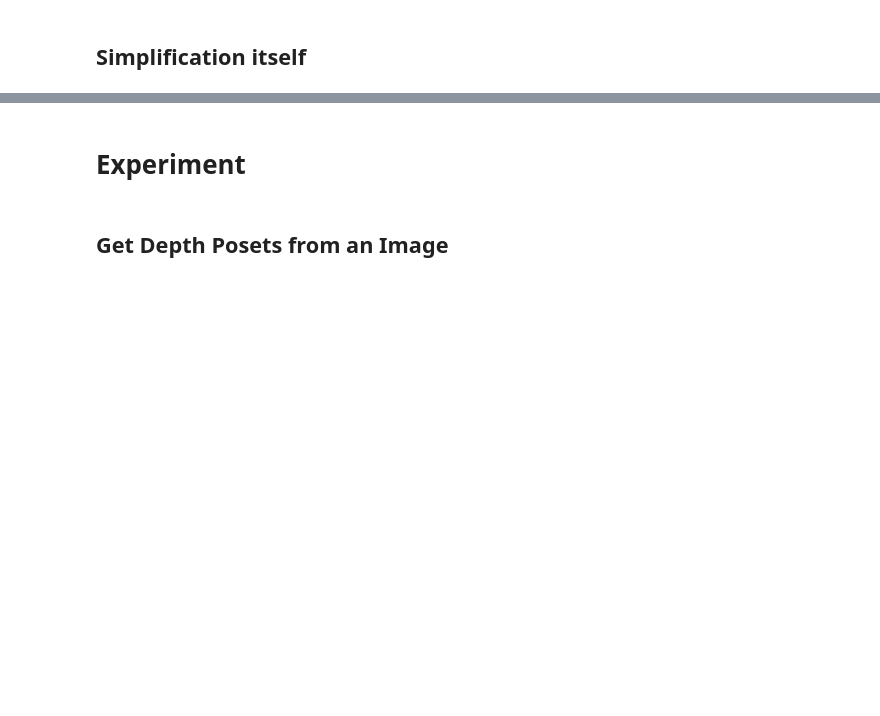
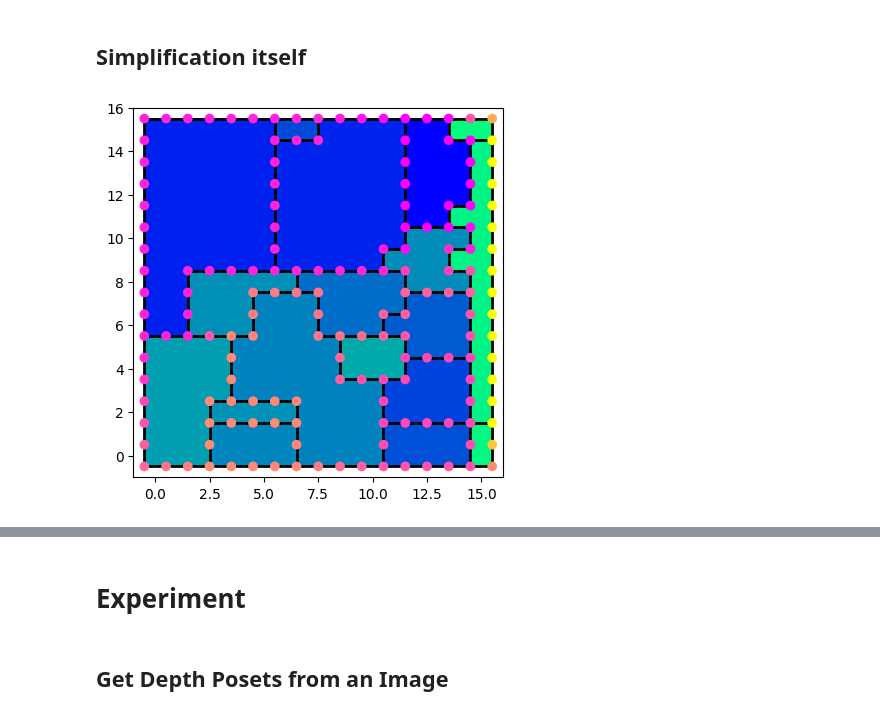
Before and after one commit to zimfv/depth-poset, a Jupyter notebook: notebooks/Simplify Picture.ipynb, the cells around one changed output, grey strips where cells are left out. Drawn from its saved outputs; the diff is of its cells as text; code cells hidden in the pictures; blank space fills up the shorter version.

```diff
--- a/notebooks/Simplify Picture.ipynb
+++ b/notebooks/Simplify Picture.ipynb
@@ -871,13 +269,0 @@ def plot_f_magnitude(Z, fZ, mask, ax=None):
-# %%
-# Пример: окружность
-theta = np.linspace(0, 2*np.pi, 300, endpoint=False)
-boundary_z = np.exp(1j * theta)  # единичная окружность
-boundary_val = np.exp(1j * 3 * theta)  # функция степени 3
-z0 = 0.3 + 0.2j  # внутри окружности
-
-Z, fZ, mask = compute_function_in_domain(boundary_z, boundary_val, z0)
-
-fig, axs = plt.subplots(1, 3)
-
-axs[1].contourf(np.real(Z), np.imag(Z), np.abs(fZ), levels=100, cmap='viridis')
-axs[2].contourf(np.real(Z), np.imag(Z), np.angle(fZ), levels=100, cmap='viridis')
@@ -1140,0 +731,32 @@ class DepthSimplifyer:
+# %%
+img = image.mean(axis=2)
+simplifyer = DepthSimplifyer(img)
+
+simplification = simplifyer.get_simplified_by_canceling_minimals(1)
+
+g = simplification.get_heighted_boundary_vertices_graph()
+pos = {node: g.nodes[node]['vertex'] for node in g.nodes()}
+
+min_val = np.min([g.nodes[node]['value'] for node in g.nodes()])
+max_val = np.max([g.nodes[node]['value'] for node in g.nodes()])
+
+cmap = plt.get_cmap('spring')
+colors = []
+for node in g.nodes:
+    try:
+        val = g.nodes[node]['value']
+        val = (val - min_val)/(max_val - min_val)
+        color = mpl.colors.to_hex(cmap(val))
+        colors.append(color)
+    except KeyError:
+        colors.append('grey')
+
+
+plt.imshow(simplification.represent_flat().transpose(), cmap='winter')
+nx.draw_networkx(g, pos=pos, with_labels=False, node_size=36, node_color=colors, edge_color='black', width=2, hide_ticks=False)
+
+plt.xlim(-1, img.shape[0])
+plt.ylim(-1, img.shape[1])
+plt.show()
+# %% [output]
+[figure, added]
```
Also changed, not shown: parts of 38 cells of this notebook, 2 other files.
